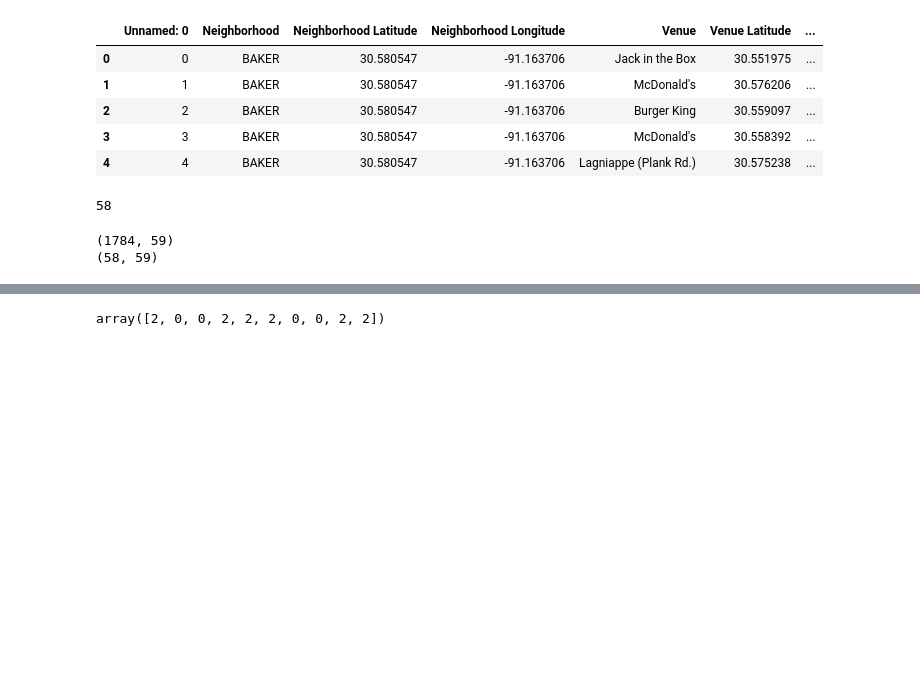
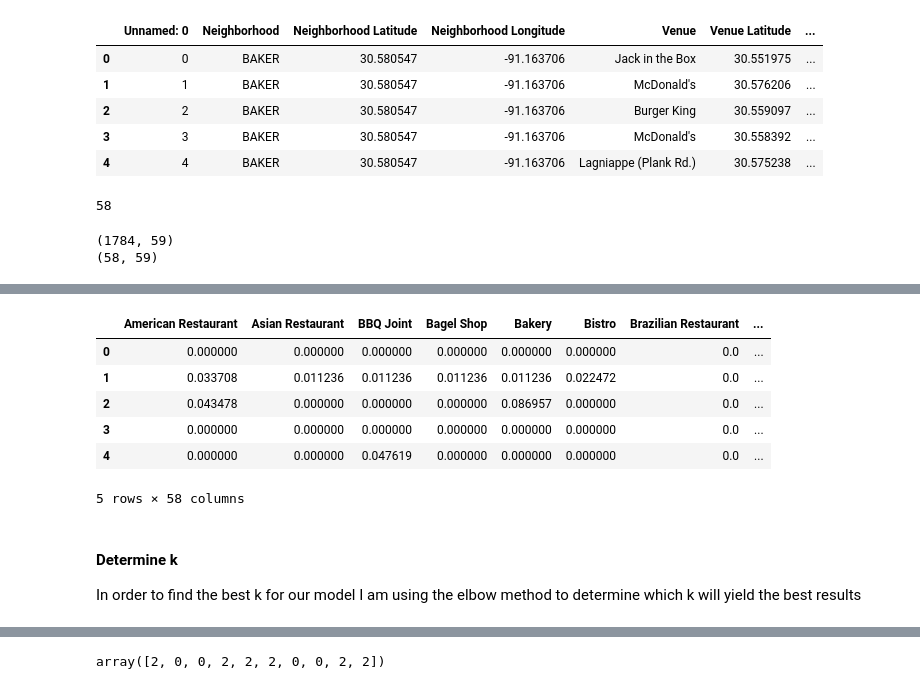
Before and after one commit to travistheall/Coursera_Capstone, a Jupyter notebook: notebooks/Api Common Restaurants.ipynb, the cells around one changed output, grey strips where cells are left out. Drawn from its saved outputs; the diff is of its cells as text; code cells hidden in the pictures; blank space fills up the shorter version.

```diff
--- a/notebooks/Api Common Restaurants.ipynb
+++ b/notebooks/Api Common Restaurants.ipynb
@@ -202,3 +240,16 @@ br_grouped_clustering = br_grouped.drop('Neighborhood', 1)
+# %%
+br_grouped_clustering.head()
+# %% [output]
+|  | American Restaurant | Asian Restaurant | BBQ Joint | Bagel Shop | Bakery | Bistro | Brazilian Restaurant | ... |
+| 0 | 0.000000 | 0.000000 | 0.000000 | 0.000000 | 0.000000 | 0.000000 | 0.0 | ... |
+| 1 | 0.033708 | 0.011236 | 0.011236 | 0.011236 | 0.011236 | 0.022472 | 0.0 | ... |
+| 2 | 0.043478 | 0.000000 | 0.000000 | 0.000000 | 0.086957 | 0.000000 | 0.0 | ... |
+| 3 | 0.000000 | 0.000000 | 0.000000 | 0.000000 | 0.000000 | 0.000000 | 0.0 | ... |
+| 4 | 0.000000 | 0.000000 | 0.047619 | 0.000000 | 0.000000 | 0.000000 | 0.0 | ... |
+5 rows × 58 columns
+# %% [markdown]
+<h4>Determine k</h4>
+<p>In order to find the best k for our model I am using the elbow method to determine which k will yield the best results</p>
 # %%
 distortions = []
 inertias = []
```
Also changed, not shown: parts of 24 cells of this notebook.
